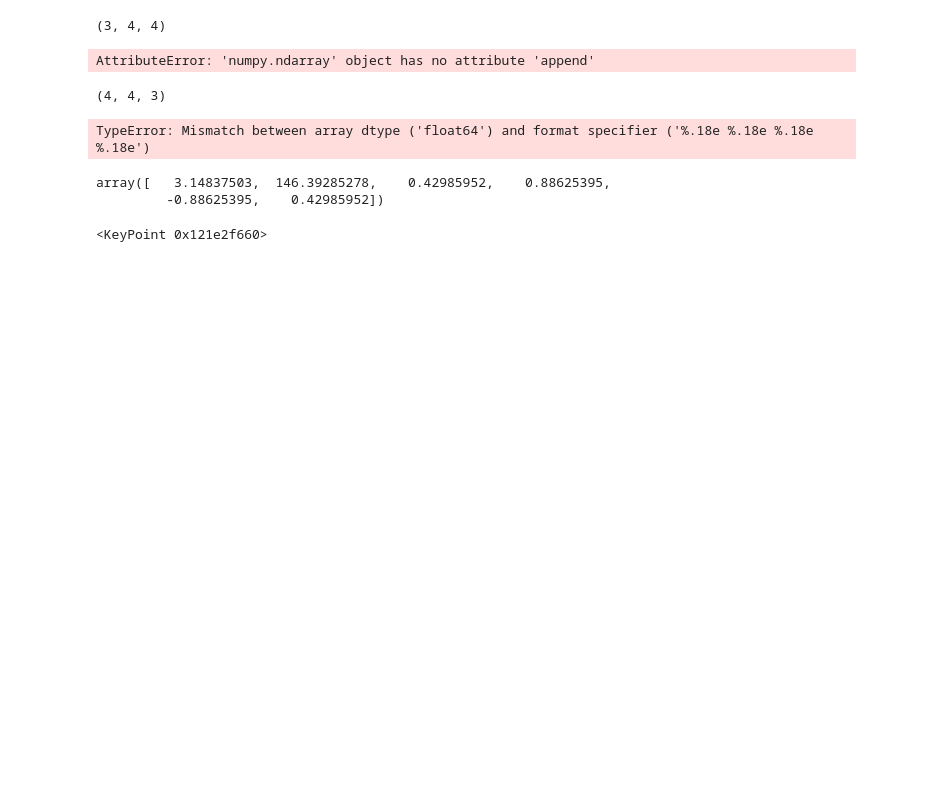
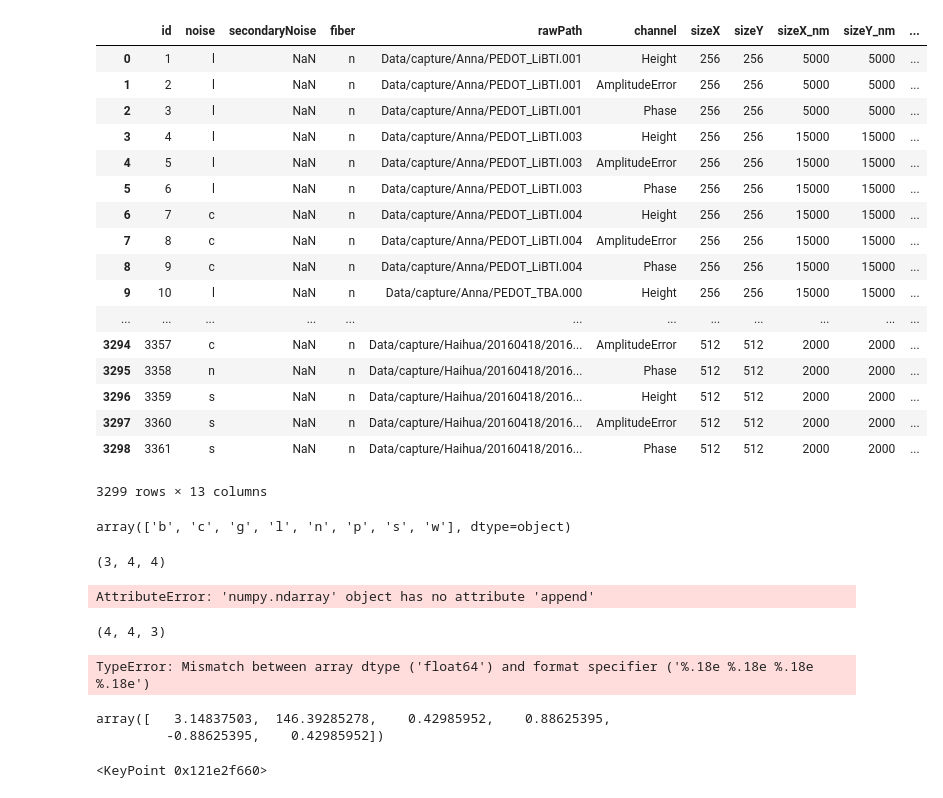
Before and after one commit to Imperssonator/afm-cnn, a Jupyter notebook: Sift Explorer.ipynb, the cells around one changed output. Cells and saved outputs as stored; diff of their text form; code cells hidden in the pictures; blank space fills up the shorter version.

```diff
--- a/Sift Explorer.ipynb
+++ b/Sift Explorer.ipynb
@@ -12,3 +14,29 @@ nplist.append(blah)
+# %%
+df = pd.read_csv('/Users/nils/CC/afm-cnn/data/raw/afm_clean.csv')
+df
+# %% [output]
+|  | id | noise | secondaryNoise | fiber | rawPath | channel | sizeX | sizeY | sizeX_nm | sizeY_nm | ... |
+| 0 | 1 | l | NaN | n | Data/capture/Anna/PEDOT_LiBTI.001 | Height | 256 | 256 | 5000 | 5000 | ... |
+| 1 | 2 | l | NaN | n | Data/capture/Anna/PEDOT_LiBTI.001 | AmplitudeError | 256 | 256 | 5000 | 5000 | ... |
+| 2 | 3 | l | NaN | n | Data/capture/Anna/PEDOT_LiBTI.001 | Phase | 256 | 256 | 5000 | 5000 | ... |
+| 3 | 4 | l | NaN | n | Data/capture/Anna/PEDOT_LiBTI.003 | Height | 256 | 256 | 15000 | 15000 | ... |
+| 4 | 5 | l | NaN | n | Data/capture/Anna/PEDOT_LiBTI.003 | AmplitudeError | 256 | 256 | 15000 | 15000 | ... |
+| 5 | 6 | l | NaN | n | Data/capture/Anna/PEDOT_LiBTI.003 | Phase | 256 | 256 | 15000 | 15000 | ... |
+| 6 | 7 | c | NaN | n | Data/capture/Anna/PEDOT_LiBTI.004 | Height | 256 | 256 | 15000 | 15000 | ... |
+| 7 | 8 | c | NaN | n | Data/capture/Anna/PEDOT_LiBTI.004 | AmplitudeError | 256 | 256 | 15000 | 15000 | ... |
+| 8 | 9 | c | NaN | n | Data/capture/Anna/PEDOT_LiBTI.004 | Phase | 256 | 256 | 15000 | 15000 | ... |
+| 9 | 10 | l | NaN | n | Data/capture/Anna/PEDOT_TBA.000 | Height | 256 | 256 | 15000 | 15000 | ... |
+| ... | ... | ... | ... | ... | ... | ... | ... | ... | ... | ... | ... |
+| 3294 | 3357 | c | NaN | n | Data/capture/Haihua/20160418/2016... | AmplitudeError | 512 | 512 | 2000 | 2000 | ... |
+| 3295 | 3358 | n | NaN | n | Data/capture/Haihua/20160418/2016... | Phase | 512 | 512 | 2000 | 2000 | ... |
+| 3296 | 3359 | s | NaN | n | Data/capture/Haihua/20160418/2016... | Height | 512 | 512 | 2000 | 2000 | ... |
+| 3297 | 3360 | s | NaN | n | Data/capture/Haihua/20160418/2016... | AmplitudeError | 512 | 512 | 2000 | 2000 | ... |
+| 3298 | 3361 | s | NaN | n | Data/capture/Haihua/20160418/2016... | Phase | 512 | 512 | 2000 | 2000 | ... |
+3299 rows × 13 columns
+# %%
+np.unique(df.noise)
+# %% [output]
+array(['b', 'c', 'g', 'l', 'n', 'p', 's', 'w'], dtype=object)
 # %%
 np.array(nplist).shape
 # %% [output]
```
Also changed, not shown: parts of 1 cell of this notebook, 1 other file.
